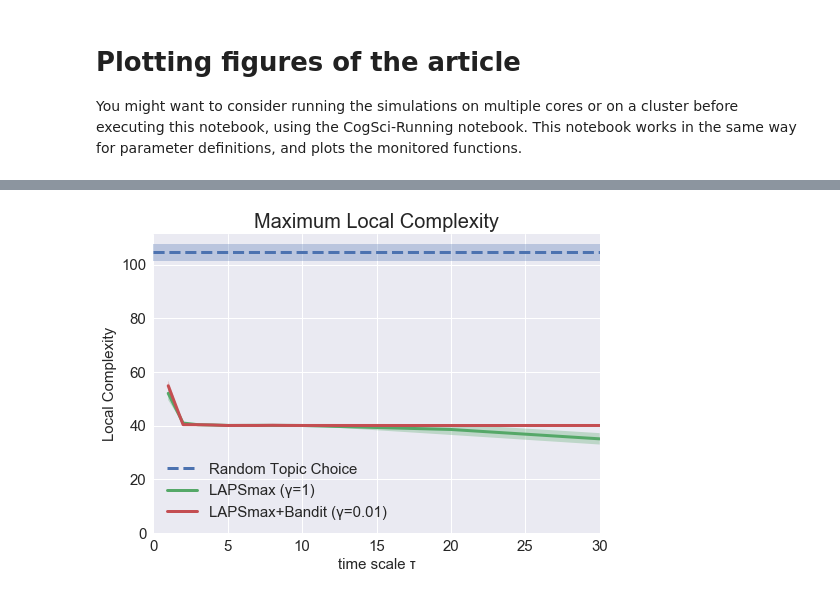
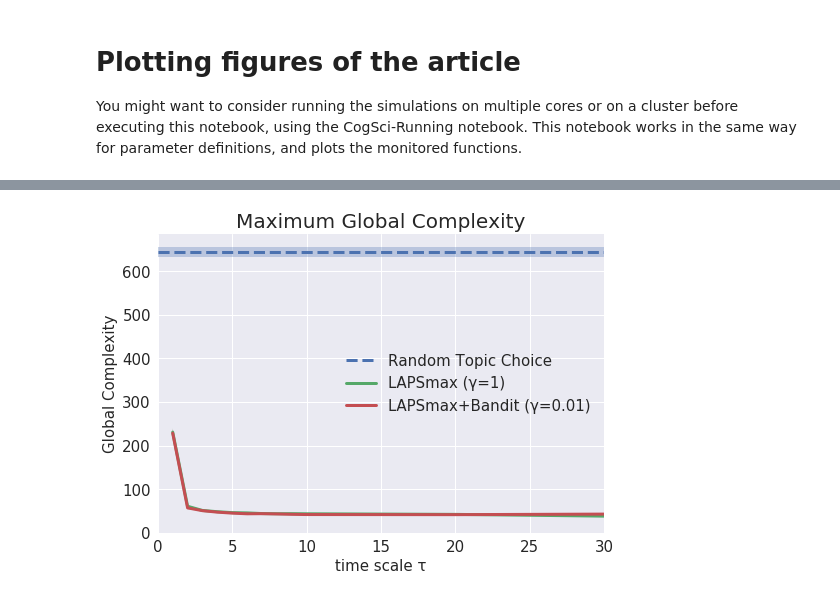
Before and after one commit to wschuell/notebooks_cogsci2018, a Jupyter notebook: 2.Plotting.ipynb, the cells around one changed output, grey strips where cells are left out. Saved outputs shown, nothing was run; the diff lists cells and outputs as text; code cells hidden in the pictures.

```diff
--- a/2.Plotting.ipynb
+++ b/2.Plotting.ipynb
@@ -5,7 +5,7 @@ You might want to consider running the simulations on multiple cores or on a clu
 import naminggamesal as ngal
 import matplotlib.pyplot as plt
 # %%
-def xp_cfg(N,M,W,time_scale=0,accpol=False,gamma=0.1):
+def xp_cfg(N,M,W,time_scale=0,active=False,gamma=0.1):
     base_cfg = {
           "step": "log_improved",
           "pop_cfg": {
@@ -32,7 +32,7 @@ def xp_cfg(N,M,W,time_scale=0,accpol=False,gamma=0.1):
             }
           }
         }
-    if accpol:
+    if active:
         base_cfg['pop_cfg']['strat_cfg'].update(**{
                 'strat_type':'lapsmax_mab_explothreshold','bandit_type':'bandit_laps','gamma':gamma,'time_scale':time_scale,
                 "memory_policies": [{
@@ -41,7 +41,6 @@ def xp_cfg(N,M,W,time_scale=0,accpol=False,gamma=0.1):
                         }], })
     return base_cfg
 # %%
-
 import matplotlib
 
 fontsize = 15
@@ -59,7 +58,7 @@ testcases = [
     {'N':40,'M':40,'W':40,'Tmax':10*10**4,'gamma':1.}     #W: number of words, Tmax: #interactions per run
 ]
 
-timesc_values = [0,1,2,3,4,5,6,7,8,9,10,20,30,50,70,100] #values for the timescale parameter
+timesc_values = [1,2,3,4,5,6,7,8,9,10,20,30] #values for the timescale parameter
 tsc_2 = [1,2,10,30,50] #use only few values for the last graphs
 
 analysis_f = [  #analysis functions
@@ -78,9 +77,6 @@ an_f_glob = [#analysis functions at the experiment level
     'max_N_d']    # average maximum size of global voc (max N_d)
 
 nb_iter = 8 # results averaged over nb_iter trials per configuration
-
-
-nb_iter = 8
 # %%
 db = ngal.ngdb.NamingGamesDB()
 # %%
@@ -147,9 +143,9 @@ def run_and_plot(N,M,W,Tmax,silent=True,nbiter=1,gamma=0.1):
 # %%
 def plot_2(N=40,M=40,W=40,Tmax=None,nbiter=8,gamma=0.01,an_f='conv_time',with_naive=True,t=None):
     if t is None:
-        cfg_l = [xp_cfg(N,M,W,accpol=True,time_scale=tt,gamma=gamma) for tt in timesc_values]+[xp_cfg(N,M,W)]
+        cfg_l = [xp_cfg(N,M,W,active=True,time_scale=tt,gamma=gamma) for tt in timesc_values]+[xp_cfg(N,M,W)]
     else:
-        cfg_l = [xp_cfg(N,M,W,accpol=True,time_scale=tt,gamma=gamma) for tt in t]+[xp_cfg(N,M,W)]
+        cfg_l = [xp_cfg(N,M,W,active=True,time_scale=tt,gamma=gamma) for tt in t]+[xp_cfg(N,M,W)]
     gr = get_merged_graph(cfg=cfg_l[1],an_f=an_f,nbiter=nbiter)
     for i in range(len(cfg_l)-1):
         cfg = cfg_l[i]
@@ -195,13 +204,12 @@ None
 # %%
-g1 = plot_2_bis('max_mem')
+g1 = plot_2_bis('max_N_d')
 g1.legendoptions['labels'] = ['Random Topic Choice','LAPSmax (γ=1)','LAPSmax+Bandit (γ=0.01)']
 g1.Yoptions[0]['linestyle'] = '--'
-g1.title = 'Maximum Local Complexity'
+g1.title = 'Maximum Global Complexity'
 g1.xmin = 0
 g1.xmax = timesc_values[-1]
 g1.xlabel = 'time scale τ'
-g1.ylabel = 'Local Complexity'
+g1.ylabel = 'Global Complexity'
 g1.show()
-None
 # %% [output]
-[figure, old version]
+[figure, new version]
```
Also changed, not shown: parts of 10 cells of this notebook, 4 other files.
